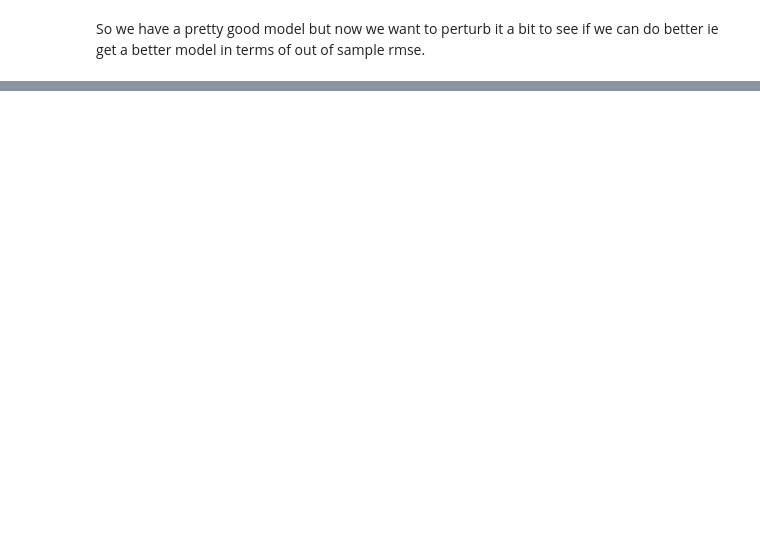
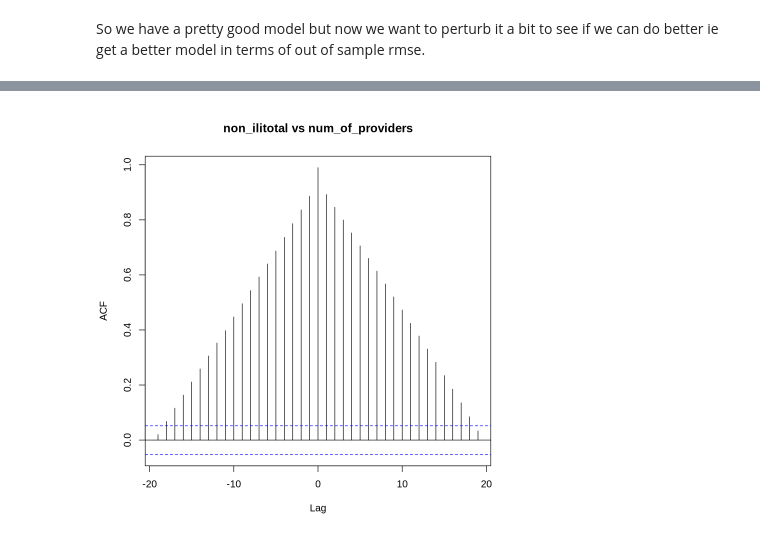
Before and after one commit to Zentannen/stat443-project, a Jupyter notebook: perturbations_msarima.ipynb, the cells around one changed output, grey strips where cells are left out. Drawn from its saved outputs; the diff is of its cells as text; code cells hidden in the pictures; blank space fills up the shorter version.

```diff
--- a/perturbations_msarima.ipynb
+++ b/perturbations_msarima.ipynb
@@ -121,0 +127,91 @@ $best_rmse
+# %%
+# VARMA model for non_ilitotal, num_of_providers, and ili_total
+# Taking into account differencing and seasonal lags at 19 and 52
+
+# Load required packages
+library(MTS)  # For VARMA models
+library(urca)  # For cointegration tests
+library(tseries)  # For stationarity tests
+library(forecast)  # For auto.arima
+
+# Prepare the multivariate data
+vars_data <- fdf[, c("non_ilitotal", "num_of_providers", "ili_total")]
+vars_data <- na.omit(vars_data)  # Remove any NA values
+
+# Check for stationarity and apply differencing if needed
+adf_tests <- lapply(vars_data, function(x) adf.test(x)$p.value)
+print("ADF test p-values (stationarity):")
+print(adf_tests)
+
+# Apply seasonal differencing at lag 52 (weekly seasonality)
+vars_seasonal_diff <- apply(vars_data, 2, function(x) diff(x, lag = 52))
+vars_seasonal_diff <- as.data.frame(vars_seasonal_diff)
+
+# Check stationarity after seasonal differencing
+adf_tests_seasonal <- lapply(vars_seasonal_diff, function(x) adf.test(x)$p.value)
+print("ADF test p-values after seasonal differencing (lag 52):")
+print(adf_tests_seasonal)
+
+# If still not stationary, apply first differencing
+if(any(unlist(adf_tests_seasonal) > 0.05)) {
+  vars_diff <- apply(vars_seasonal_diff, 2, diff)
+  vars_diff <- as.data.frame(vars_diff)
+  print("Applied additional first differencing")
+} else {
+  vars_diff <- vars_seasonal_diff
+}
+
+# Final stationarity check
+adf_tests_final <- lapply(vars_diff, function(x) adf.test(x)$p.value)
+print("Final ADF test p-values:")
+print(adf_tests_final)
+
+# Cross-correlation analysis to identify lags
+print("Cross-correlations at lag 19:")
+ccf(vars_diff$non_ilitotal, vars_diff$num_of_providers, lag.max = 19, main = "non_ilitotal vs num_of_providers")
+ccf(vars_diff$non_ilitotal, vars_diff$ili_total, lag.max = 19, main = "non_ilitotal vs ili_total")
+ccf(vars_diff$num_of_providers, vars_diff$ili_total, lag.max = 19, main = "num_of_providers vs ili_total")
+
+# Check for cointegration
+coint_test <- ca.jo(vars_data, type = "trace", K = 2)
+print("Johansen cointegration test:")
+print(summary(coint_test))
+
+# Fit VAR model (simpler than VARMA for initial analysis)
+var_model <- vars::VAR(vars_diff, p = 1, type = "const")
+print("VAR model summary:")
+print(summary(var_model))
+
+# Alternatively, fit separate SARIMA models with exogenous variables
+# This accounts for the relationships between variables
+xreg_matrix <- as.matrix(vars_data[, c("num_of_providers", "ili_total")])
+
+sarima_non_ili <- auto.arima(vars_data$non_ilitotal,
+                            xreg = xreg_matrix,
+                            seasonal = TRUE,
+                            stepwise = FALSE,
+                            approximation = FALSE)
+
+xreg_matrix_providers <- as.matrix(vars_data[, c("non_ilitotal", "ili_total")])
+sarima_providers <- auto.arima(vars_data$num_of_providers,
+                              xreg = xreg_matrix_providers,
+                              seasonal = TRUE,
+                              stepwise = FALSE,
+                              approximation = FALSE)
+
+xreg_matrix_ili <- as.matrix(vars_data[, c("non_ilitotal", "num_of_providers")])
+sarima_ili <- auto.arima(vars_data$ili_total,
+                        xreg = xreg_matrix_ili,
+                        seasonal = TRUE,
+                        stepwise = FALSE,
+                        approximation = FALSE)
+
+print("SARIMA with exogenous variables - non_ilitotal:")
+print(sarima_non_ili)
+
+print("SARIMA with exogenous variables - num_of_providers:")
+print(sarima_providers)
+
+print("SARIMA with exogenous variables - ili_total:")
+print(sarima_ili)
+# %% [output]
@@ -121,0 +265 @@ $best_rmse
+[figure, added]
```
Also changed, not shown: parts of 6 cells of this notebook, 8 other files.
